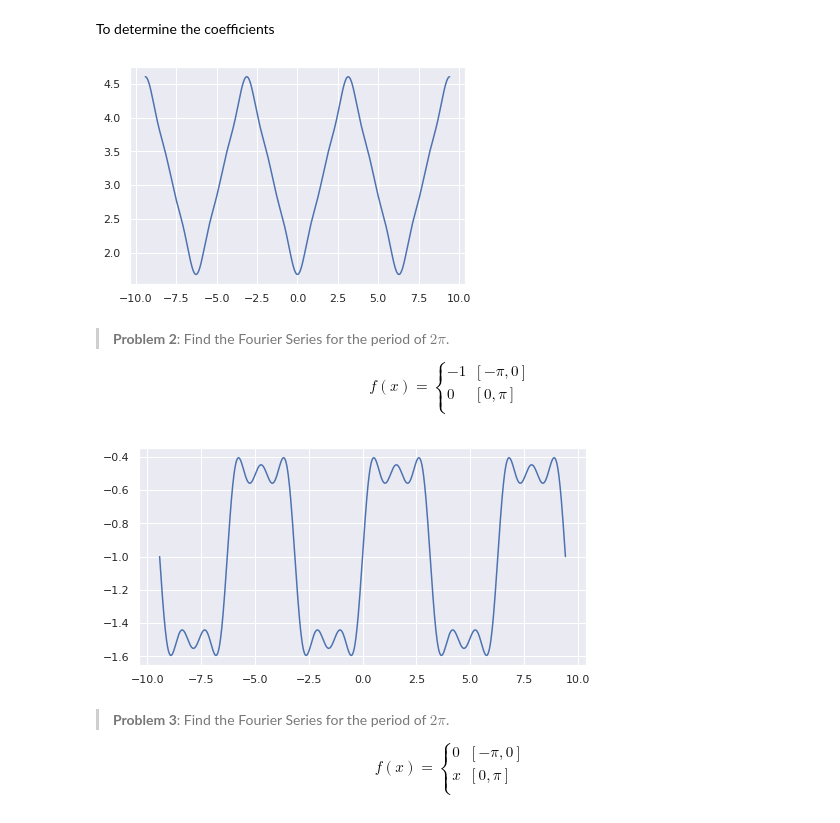
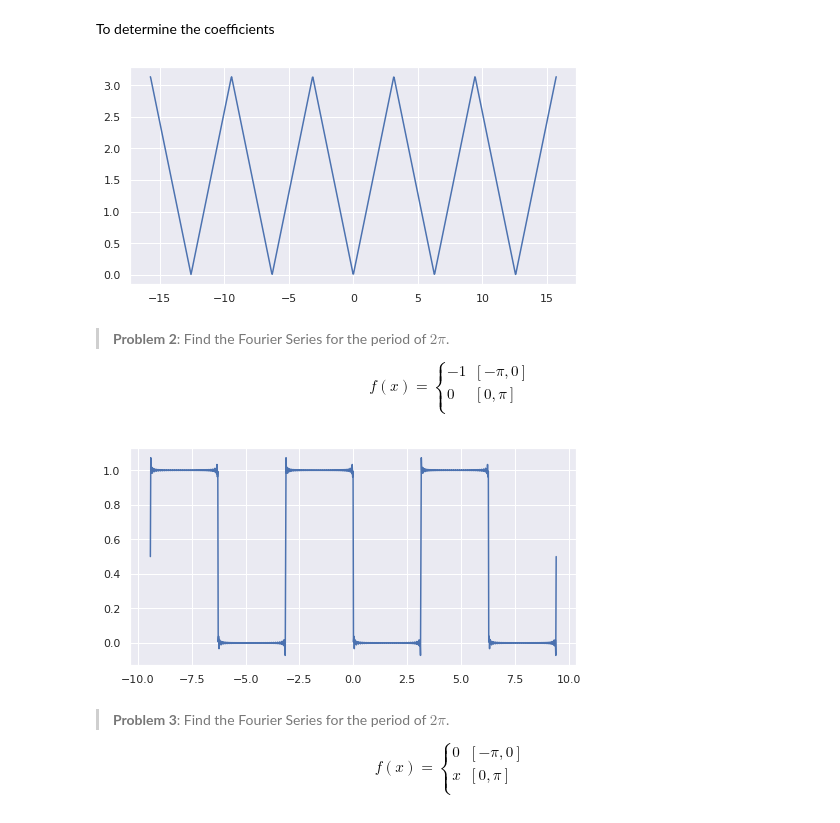
Before and after one commit to Souvik-0612/Fourier, a Jupyter notebook: Fourier series.ipynb, the cells around one changed output. Drawn from its saved outputs; the diff is of its cells as text; code cells hidden in the pictures.

```diff
--- a/Fourier series.ipynb
+++ b/Fourier series.ipynb
@@ -41,0 +52,24 @@ To evalute the integrals I going to Simpson's $\frac{1}{3}$ (Quadratic interpola
+# %%
+def a(n):
+    if n == 0:
+        return (Simpson(0, pi, 201, f = lambda x: x)/pi) + (Simpson(pi, 2*pi, 201, f = lambda x: pi*x**0)/pi) #Note I took only 201 number to evalute integral.
+    else:
+        return (Simpson(0, pi, 201, f = lambda x: x*cos(n*x))/pi) + (Simpson(pi, 2*pi, 201, f = lambda x: pi*cos(n*x))/pi)
+
+def b(n):
+    return (Simpson(0, pi, 201, f = lambda x: x*sin(n*x))/pi) + (Simpson(pi, 2*pi, 201, f = lambda x: pi*sin(n*x))/pi)
+# %%
+# Fourier series
+def fourier(x, n):
+    Fourier = a(0)/2
+    for i in range(1,n+1):
+        Fourier += a(i)*np.cos(i*x) + b(i)*np.sin(i*x)
+    return Fourier
+
+x = np.linspace(0, 2*pi, 1000)
+y = fourier(x, 100)
+
+#Plotting
+plt.rcParams["figure.figsize"] = (14,10)
+plt.plot(x,y)
+plt.show()
@@ -54,29 +90,29 @@ To determine the coefficients
 # %%
 def a(n):
     if n == 0:
-        return (Simpson(-pi, 0, 31, f = lambda x: -x)/pi) + (Simpson(0, pi, 31, f = lambda x: x)/pi) #Note I took only 31 number to evalute integral.
+        return (Simpson(-pi, 0, 201, f = lambda x: -x)/pi) + (Simpson(0, pi, 201, f = lambda x: x)/pi) #Note I took only 201 number to evalute integral.
     else:
-        return (Simpson(-pi, 0, 31, f = lambda x: -x*cos(n*x))/pi) + (Simpson(0, pi, 31, f = lambda x: x*cos(n*x))/pi)
+        return (Simpson(-pi, 0, 201, f = lambda x: -x*cos(n*x))/pi) + (Simpson(0, pi, 201, f = lambda x: x*cos(n*x))/pi)
 
 def b(n):
-    return (Simpson(-pi, 0, 31, f = lambda x: -x*sin(n*x))/pi) + (Simpson(0, pi, 31, f = lambda x: x*sin(n*x))/pi)
+    return (Simpson(-pi, 0, 201, f = lambda x: -x*sin(n*x))/pi) + (Simpson(0, pi, 201, f = lambda x: x*sin(n*x))/pi)
 # %%
 # Fourier series
 def fourier(x, n):
-    Fourier = a(0)
+    Fourier = a(0)/2
     for i in range(1,n+1):
         Fourier += a(i)*np.cos(i*x) + b(i)*np.sin(i*x)
     return Fourier
 
-x = np.linspace(-3*pi, 3*pi, 1000)
-y = fourier(x, 5)
+x = np.linspace(-5*pi, 5*pi, 1000)
+y = fourier(x, 100)
 
 #Plotting
 plt.rcParams["figure.figsize"] = (8,4)
 plt.plot(x,y)
 plt.show()
 # %% [output]
-[figure, old version]
+[figure, new version]
 # %% [markdown]
 > **Problem 2**: Find the Fourier Series for the period of $2\pi$.
 
@@ -99,20 +135,20 @@ def b(n):
 # %%
 # Fourier series
 def fourier(x, n):
-    Fourier = a(0)
+    Fourier = a(0)/2
     for i in range(1,n+1):
         Fourier += a(i)*np.cos(i*x) + b(i)*np.sin(i*x)
     return Fourier
 
 x = np.linspace(-3*pi, 3*pi, 1000)
-y = fourier(x, 5)
+y = fourier(x, 200)
 
 #Plotting
 plt.rcParams["figure.figsize"] = (8,4)
 plt.plot(x,y)
 plt.show()
 # %% [output]
-[figure, old version]
+[figure, new version]
 # %% [markdown]
 > **Problem 3**: Find the Fourier Series for the period of $2\pi$.
 
```
Also changed, not shown: parts of 11 cells of this notebook.
